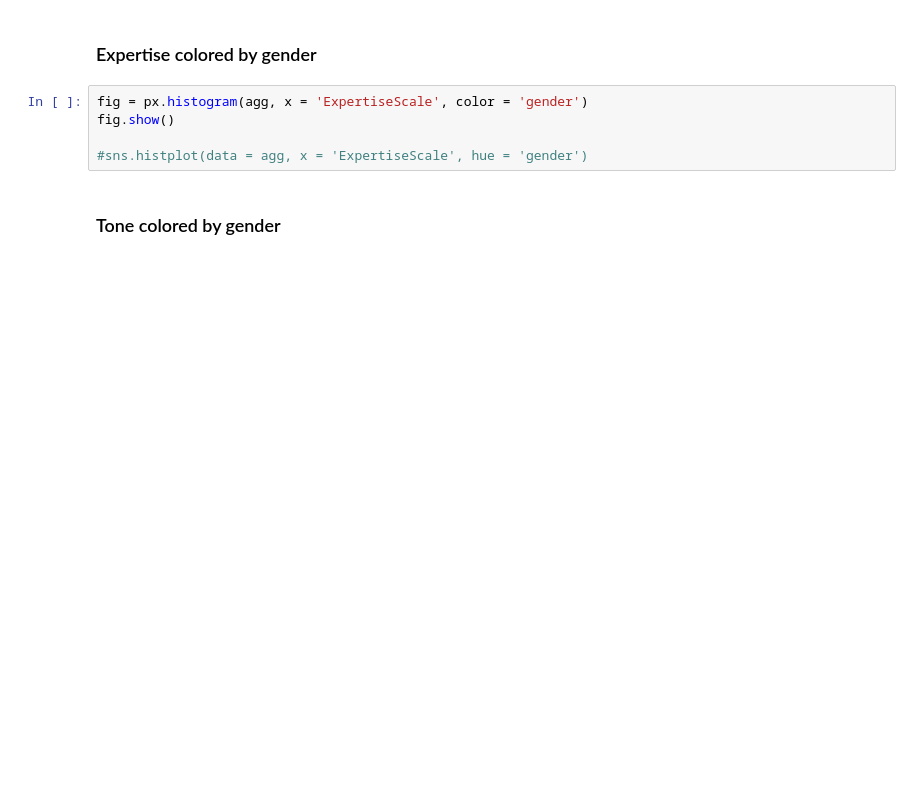
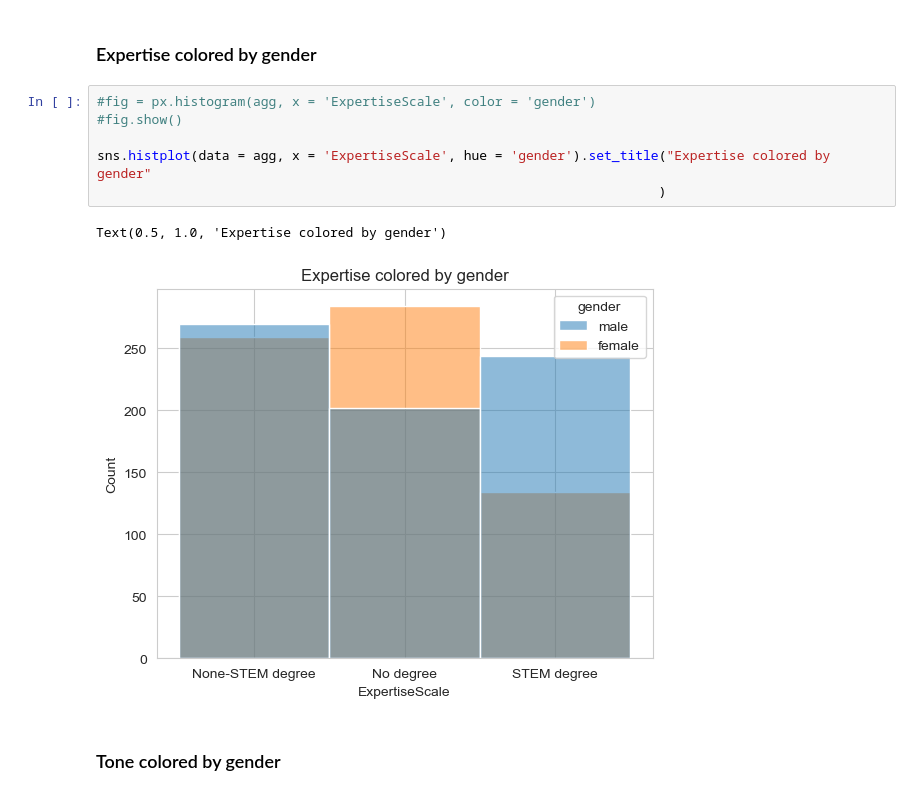
Before and after one commit to Lois-Wong/CSS-HW2, a Jupyter notebook: problem3.ipynb, the cells around one changed output. Drawn from its saved outputs; the diff is of its cells as text; blank space fills up the shorter version.

Commit message:
wrapped up other categories and commented on plots

```diff
--- a/problem3.ipynb
+++ b/problem3.ipynb
@@ -93,10 +95,14 @@ Text(0.5, 1.0, 'Distribution of respectfulness among male speakers')
 # %% [markdown]
 ### Expertise colored by gender
 # %%
-fig = px.histogram(agg, x = 'ExpertiseScale', color = 'gender')
-fig.show()
+#fig = px.histogram(agg, x = 'ExpertiseScale', color = 'gender')
+#fig.show()
 
-#sns.histplot(data = agg, x = 'ExpertiseScale', hue = 'gender')
+sns.histplot(data = agg, x = 'ExpertiseScale', hue = 'gender').set_title("Expertise colored by gender"
+                                                                        )
+# %% [output]
+Text(0.5, 1.0, 'Expertise colored by gender')
+[figure, added]
 # %% [markdown]
 ### Tone colored by gender
 # %%
```
Also changed, not shown: parts of 20 cells of this notebook.
